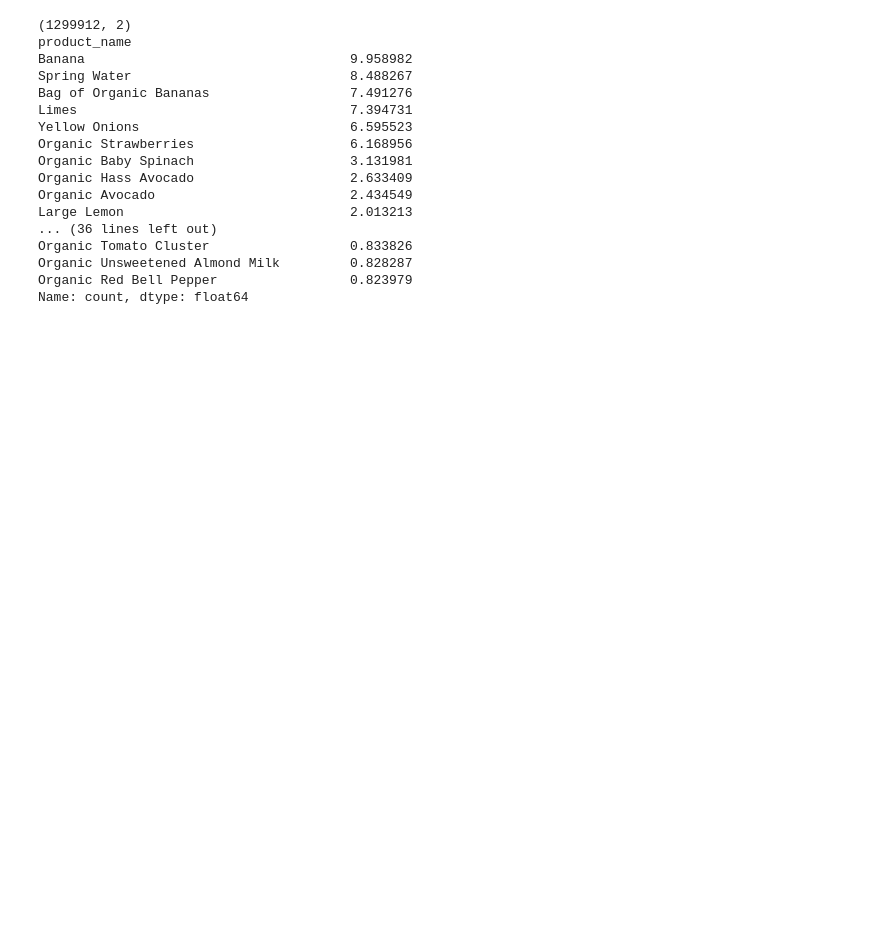
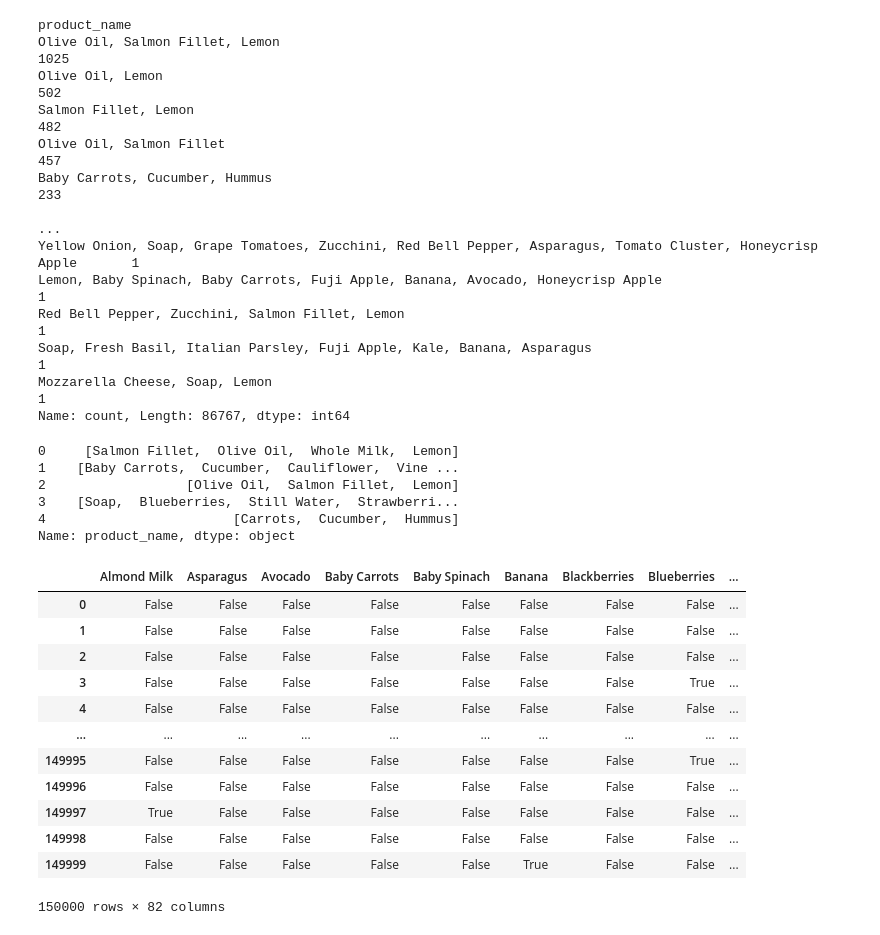
Before and after one commit to escaleksey/R, a Jupyter notebook: task7/7task.ipynb, the cells around one changed output. Saved outputs shown, nothing was run; the diff lists cells and outputs as text; code cells hidden in the pictures; blank space fills up the shorter version.

```diff
--- a/task7/7task.ipynb
+++ b/task7/7task.ipynb
@@ -97,32 +97,52 @@ df_final.to_csv("orders_products_sample.csv", index=False)
 df = pd.read_csv("orders.csv")
 # %%
 product_counts = df['product_name'].value_counts()
-frequent_products = product_counts[product_counts >= 150].index
-df = df[df['product_name'].isin(frequent_products)]
-print(df.shape)
-print(df['product_name'].value_counts()/len(df) * 100)
+# frequent_products = product_counts[product_counts >= 150].index
+# df = df[df['product_name'].isin(frequent_products)]
+# print(df.shape)
+# print(df['product_name'].value_counts()/len(df) * 100)
+product_counts
 # %% [output]
-(1299912, 2)
 product_name
-Banana                                  9.958982
-Spring Water                            8.488267
-Bag of Organic Bananas                  7.491276
-Limes                                   7.394731
-Yellow Onions                           6.595523
-Organic Strawberries                    6.168956
-Organic Baby Spinach                    3.131981
-Organic Hass Avocado                    2.633409
-Organic Avocado                         2.434549
-Large Lemon                             2.013213
-... (36 lines left out)
-Organic Tomato Cluster                  0.833826
-Organic Unsweetened Almond Milk         0.828287
-Organic Red Bell Pepper                 0.823979
-Name: count, dtype: float64
+Olive Oil, Salmon Fillet, Lemon                                                                               1025
+Olive Oil, Lemon                                                                                               502
+Salmon Fillet, Lemon                                                                                           482
+Olive Oil, Salmon Fillet                                                                                       457
+Baby Carrots, Cucumber, Hummus                                                                                 233
+                                                                                                              ...
+Yellow Onion, Soap, Grape Tomatoes, Zucchini, Red Bell Pepper, Asparagus, Tomato Cluster, Honeycrisp Apple       1
+Lemon, Baby Spinach, Baby Carrots, Fuji Apple, Banana, Avocado, Honeycrisp Apple                                 1
+Red Bell Pepper, Zucchini, Salmon Fillet, Lemon                                                                  1
+Soap, Fresh Basil, Italian Parsley, Fuji Apple, Kale, Banana, Asparagus                                          1
+Mozzarella Cheese, Soap, Lemon                                                                                   1
+Name: count, Length: 86767, dtype: int64
 # %%
-basket = df.groupby('order_id')['product_name'].apply(list)
+basket = df['product_name'].apply(lambda x: x.split(','))
+print(basket.head())
+# %% [output]
+0     [Salmon Fillet,  Olive Oil,  Whole Milk,  Lemon]
+1    [Baby Carrots,  Cucumber,  Cauliflower,  Vine ...
+2                  [Olive Oil,  Salmon Fillet,  Lemon]
+3    [Soap,  Blueberries,  Still Water,  Strawberri...
+4                        [Carrots,  Cucumber,  Hummus]
+Name: product_name, dtype: object
 # %%
 te = TransactionEncoder()
 te_array = te.fit(basket).transform(basket)
 basket = pd.DataFrame(te_array, columns=te.columns_)
+basket
+# %% [output]
+|  | Almond Milk | Asparagus | Avocado | Baby Carrots | Baby Spinach | Banana | Blackberries | Blueberries | ... |
+| 0 | False | False | False | False | False | False | False | False | ... |
+| 1 | False | False | False | False | False | False | False | False | ... |
+| 2 | False | False | False | False | False | False | False | False | ... |
+| 3 | False | False | False | False | False | False | False | True | ... |
+| 4 | False | False | False | False | False | False | False | False | ... |
+| ... | ... | ... | ... | ... | ... | ... | ... | ... | ... |
+| 149995 | False | False | False | False | False | False | False | True | ... |
+| 149996 | False | False | False | False | False | False | False | False | ... |
+| 149997 | True | False | False | False | False | False | False | False | ... |
+| 149998 | False | False | False | False | False | False | False | False | ... |
+| 149999 | False | False | False | False | False | True | False | False | ... |
+150000 rows × 82 columns
 # %%
```
Also changed, not shown: parts of 8 cells of this notebook, 3 other files.
